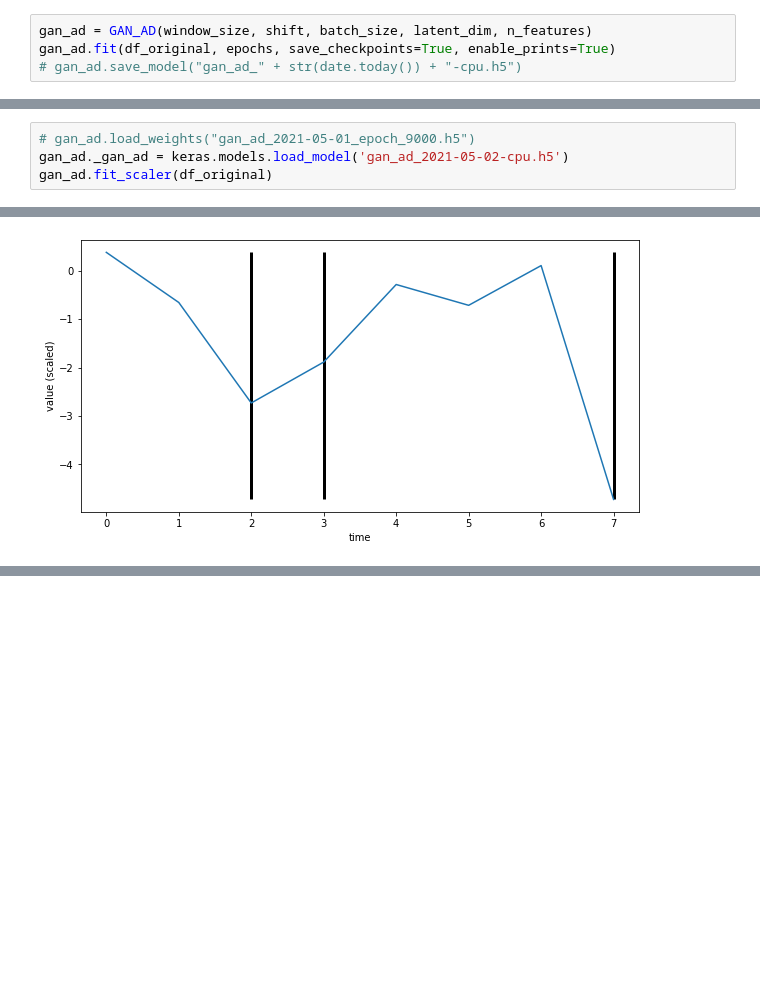
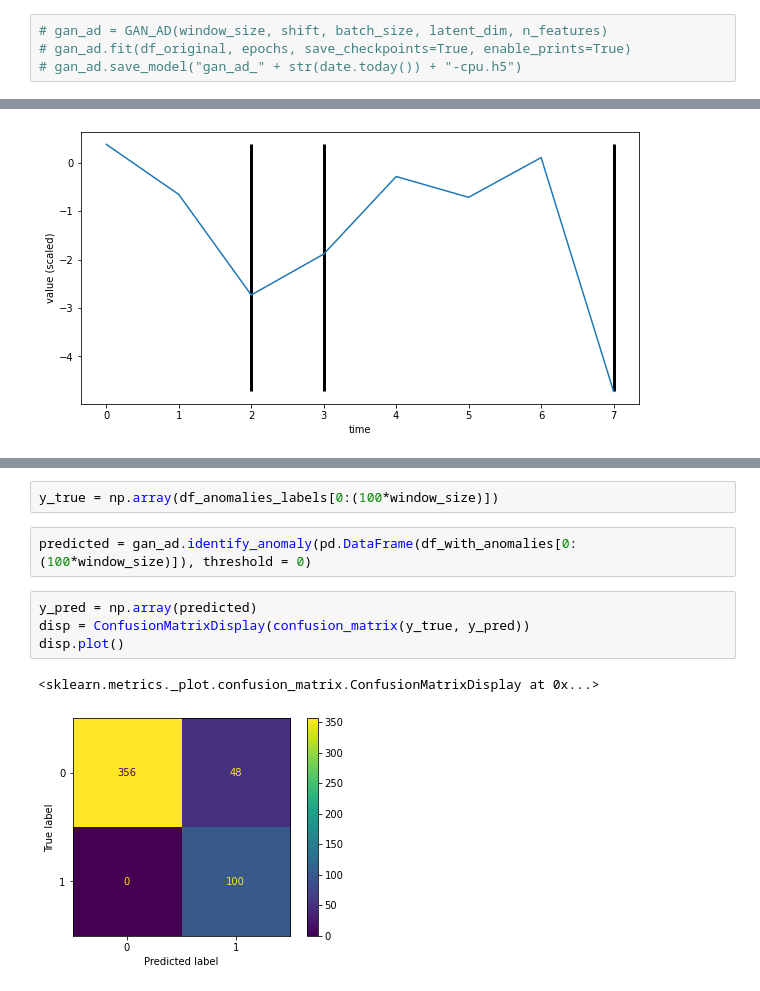
Before and after one commit to ivetasarfyova/TimeSeriesAnomalyDetectionAssignments, a Jupyter notebook: time_series_anomaly_detection/GAN-AD-NAB-CPU.ipynb, the cells around one changed output, grey strips where cells are left out. Cells and saved outputs as stored; diff of their text form; blank space fills up the shorter version.

```diff
--- a/time_series_anomaly_detection/GAN-AD-NAB-CPU.ipynb
+++ b/time_series_anomaly_detection/GAN-AD-NAB-CPU.ipynb
@@ -66,6 +70,6 @@ epochs = 10000
 # %% [markdown]
 ## Training
 # %%
-gan_ad = GAN_AD(window_size, shift, batch_size, latent_dim, n_features)
-gan_ad.fit(df_original, epochs, save_checkpoints=True, enable_prints=True)
+# gan_ad = GAN_AD(window_size, shift, batch_size, latent_dim, n_features)
+# gan_ad.fit(df_original, epochs, save_checkpoints=True, enable_prints=True)
 # gan_ad.save_model("gan_ad_" + str(date.today()) + "-cpu.h5")
@@ -76,4 +75,0 @@ popis
-# %%
-# gan_ad.load_weights("gan_ad_2021-05-01_epoch_9000.h5")
-gan_ad._gan_ad = keras.models.load_model('gan_ad_2021-05-02-cpu.h5')
-gan_ad.fit_scaler(df_original)
@@ -235,0 +247,11 @@ Scaled data with anomalies - predicted anomalies
+# %%
+y_true = np.array(df_anomalies_labels[0:(100*window_size)])
+# %%
+predicted = gan_ad.identify_anomaly(pd.DataFrame(df_with_anomalies[0:(100*window_size)]), threshold = 0)
+# %%
+y_pred = np.array(predicted)
+disp = ConfusionMatrixDisplay(confusion_matrix(y_true, y_pred))
+disp.plot()
+# %% [output]
+<sklearn.metrics._plot.confusion_matrix.ConfusionMatrixDisplay at 0x...>
+[figure, added]
```
Also changed, not shown: parts of 11 cells of this notebook, 1 other file.
